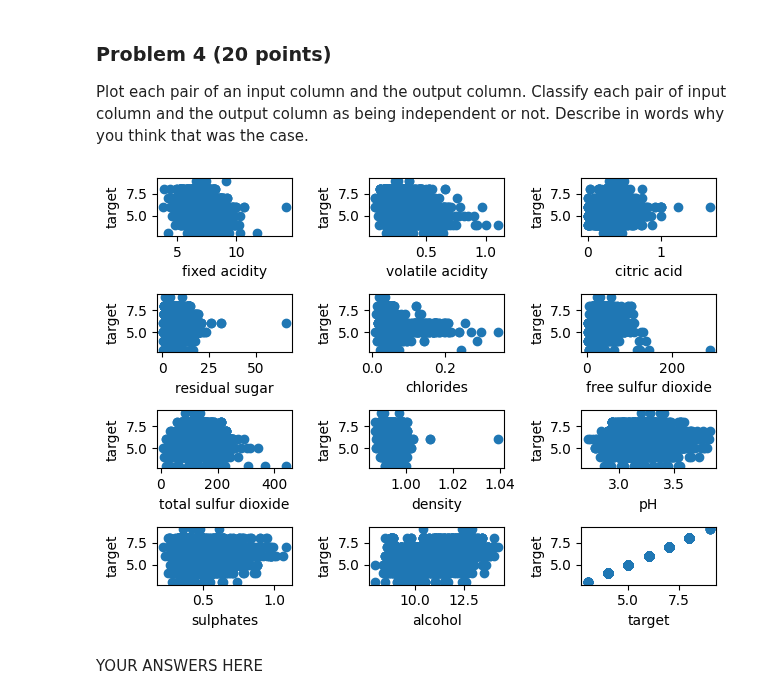
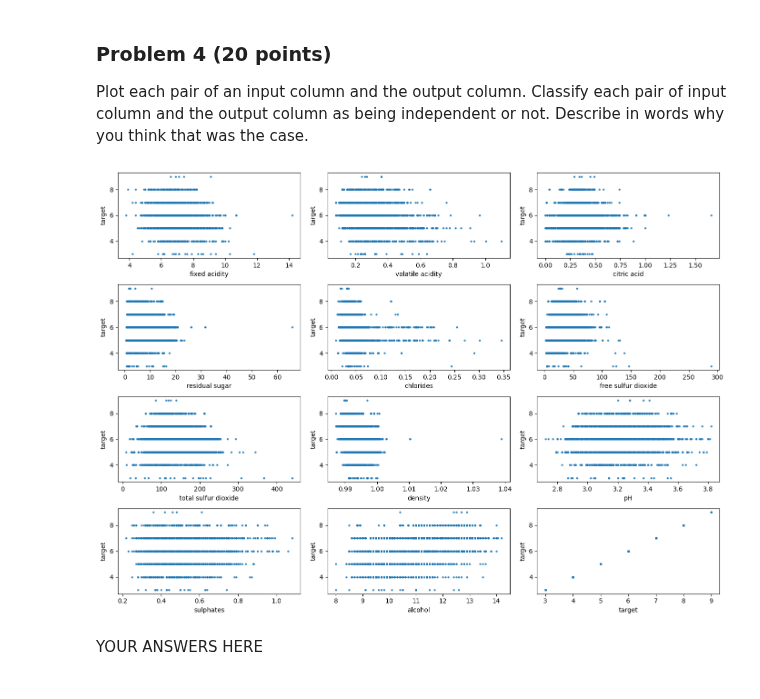
Before and after one commit to JCameronH/dx601-final-project, a Jupyter notebook: project.ipynb, the cells around one changed output. Cells and saved outputs as stored; diff of their text form; code cells hidden in the pictures.

```diff
--- a/project.ipynb
+++ b/project.ipynb
@@ -173,17 +173,22 @@ Describe in words why you think that was the case.
 # %%
 # YOUR CODE HERE
 
 columns = df.columns #create a variable isolating columns
 
+plt.figure(figsize=(14, 10))
+
 for i, col in enumerate(columns, 1):
     plt.subplot(4, 3, i)
-    plt.scatter(df[col], df['target'])
+    plt.scatter(df[col], df['target'], s=5, alpha=0.8)
     plt.xlabel(col)
     plt.ylabel('target')
 plt.tight_layout()
 plt.show()
+
+#Each of the scatter plots below show that the target (wine quality) as a discrete feature which is visually evident with horizontal banding mostly across ratings 3–8.
+#The input variables/features in the scatter plots do not exhibit a clear upward or downward trend(postive or negative), suggesting that the input features are largely independent of the target in terms of linear relationship.
 # %% [output]
-[figure, old version]
+[figure, new version]
 # %% [markdown]
 YOUR ANSWERS HERE
 # %% [markdown]
```
